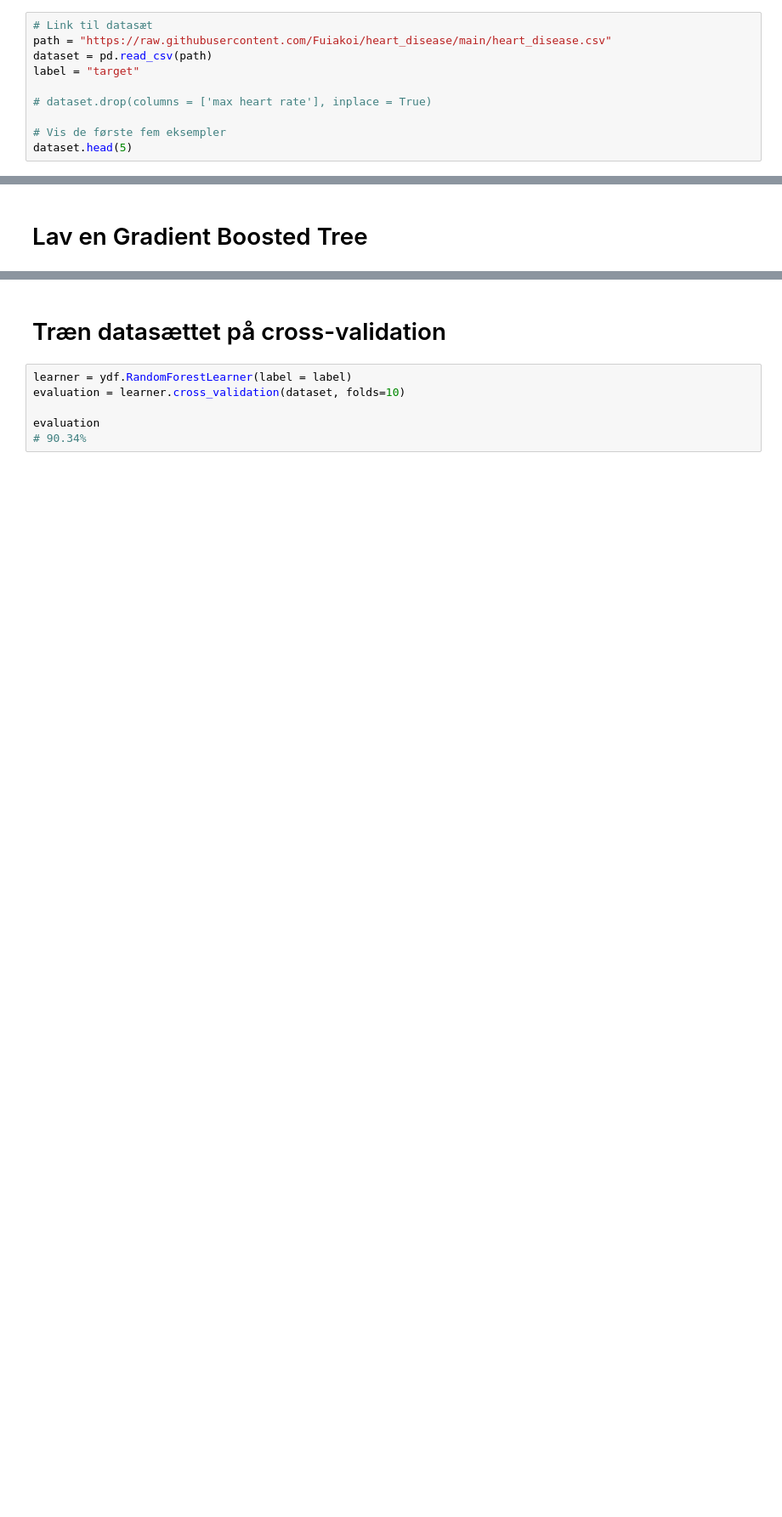
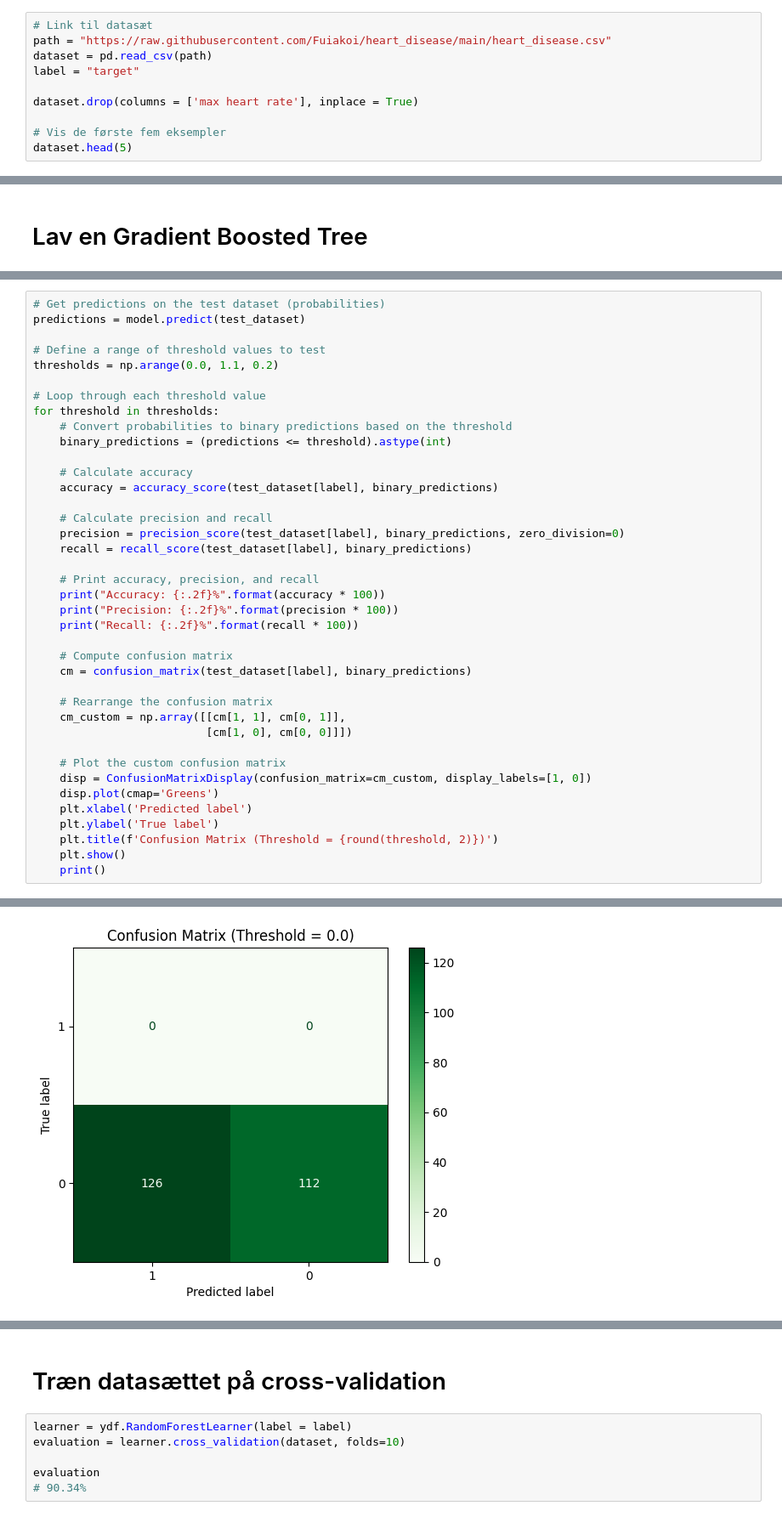
Before and after one commit to Fuiakoi/heart_disease, a Jupyter notebook: heart_disease.ipynb, the cells around one changed output, grey strips where cells are left out. Shown at 85% size. Saved outputs shown, nothing was run; the diff lists cells and outputs as text; blank space fills up the shorter version.

```diff
--- a/heart_disease.ipynb
+++ b/heart_disease.ipynb
@@ -31,7 +28,7 @@ path = "https://raw.githubusercontent.com/Fuiakoi/heart_disease/main/heart_disea
 dataset = pd.read_csv(path)
 label = "target"
 
-# dataset.drop(columns = ['max heart rate'], inplace = True)
+dataset.drop(columns = ['max heart rate'], inplace = True)
 
 # Vis de første fem eksempler
 dataset.head(5)
@@ -295,0 +189,40 @@ Confusion matrix
+# %%
+# Get predictions on the test dataset (probabilities)
+predictions = model.predict(test_dataset)
+
+# Define a range of threshold values to test
+thresholds = np.arange(0.0, 1.1, 0.2)
+
+# Loop through each threshold value
+for threshold in thresholds:
+    # Convert probabilities to binary predictions based on the threshold
+    binary_predictions = (predictions <= threshold).astype(int)
+
+    # Calculate accuracy
+    accuracy = accuracy_score(test_dataset[label], binary_predictions)
+
+    # Calculate precision and recall
+    precision = precision_score(test_dataset[label], binary_predictions, zero_division=0)
+    recall = recall_score(test_dataset[label], binary_predictions)
+
+    # Print accuracy, precision, and recall
+    print("Accuracy: {:.2f}%".format(accuracy * 100))
+    print("Precision: {:.2f}%".format(precision * 100))
+    print("Recall: {:.2f}%".format(recall * 100))
+
+    # Compute confusion matrix
+    cm = confusion_matrix(test_dataset[label], binary_predictions)
+
+    # Rearrange the confusion matrix
+    cm_custom = np.array([[cm[1, 1], cm[0, 1]],
+                          [cm[1, 0], cm[0, 0]]])
+
+    # Plot the custom confusion matrix
+    disp = ConfusionMatrixDisplay(confusion_matrix=cm_custom, display_labels=[1, 0])
+    disp.plot(cmap='Greens')
+    plt.xlabel('Predicted label')
+    plt.ylabel('True label')
+    plt.title(f'Confusion Matrix (Threshold = {round(threshold, 2)})')
+    plt.show()
+    print()
+# %% [output]
@@ -295,0 +232 @@ Confusion matrix
+[figure, added]
```
Also changed, not shown: parts of 14 cells of this notebook.
